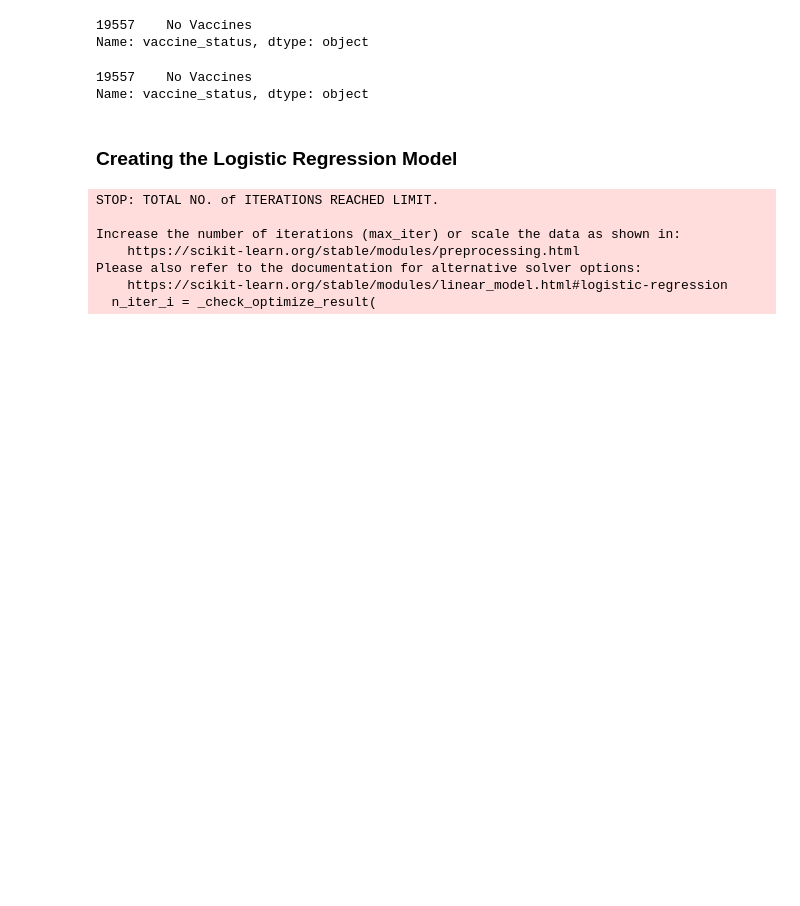
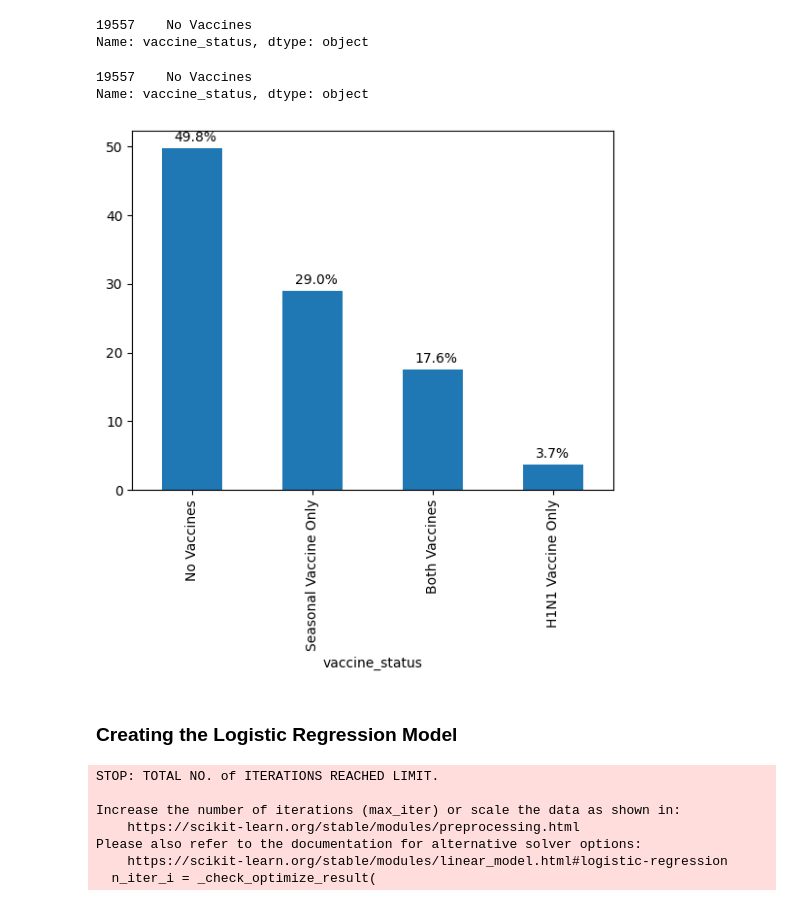
Before and after one commit to nudaee/DataScienceGuidedCapstone, a Jupyter notebook: Notebooks/modeling_Cap2_01.ipynb, the cells around one changed output. Cells and saved outputs as stored; diff of their text form; code cells hidden in the pictures; blank space fills up the shorter version.

```diff
--- a/Notebooks/modeling_Cap2_01.ipynb
+++ b/Notebooks/modeling_Cap2_01.ipynb
@@ -59,6 +59,19 @@ y_train.head(1)
 # %% [output]
 19557    No Vaccines
 Name: vaccine_status, dtype: object
+# %%
+#y_train.value_counts().plot(kind='bar')
+# Calculate the percentage of each class
+class_percentages = (y_train.value_counts() / len(y_train)) * 100
+
+# Create the bar plot
+ax = class_percentages.plot(kind='bar')
+
+# Add the percentage of each class on the graph
+for p in ax.patches:
+    ax.annotate('{:.1f}%'.format(p.get_height()), (p.get_x()+0.1, p.get_height()+1))
+# %% [output]
+[figure, added]
 # %% [markdown]
 ### Creating the Logistic Regression Model
 # %%
```
Also changed, not shown: parts of 2 cells of this notebook.
